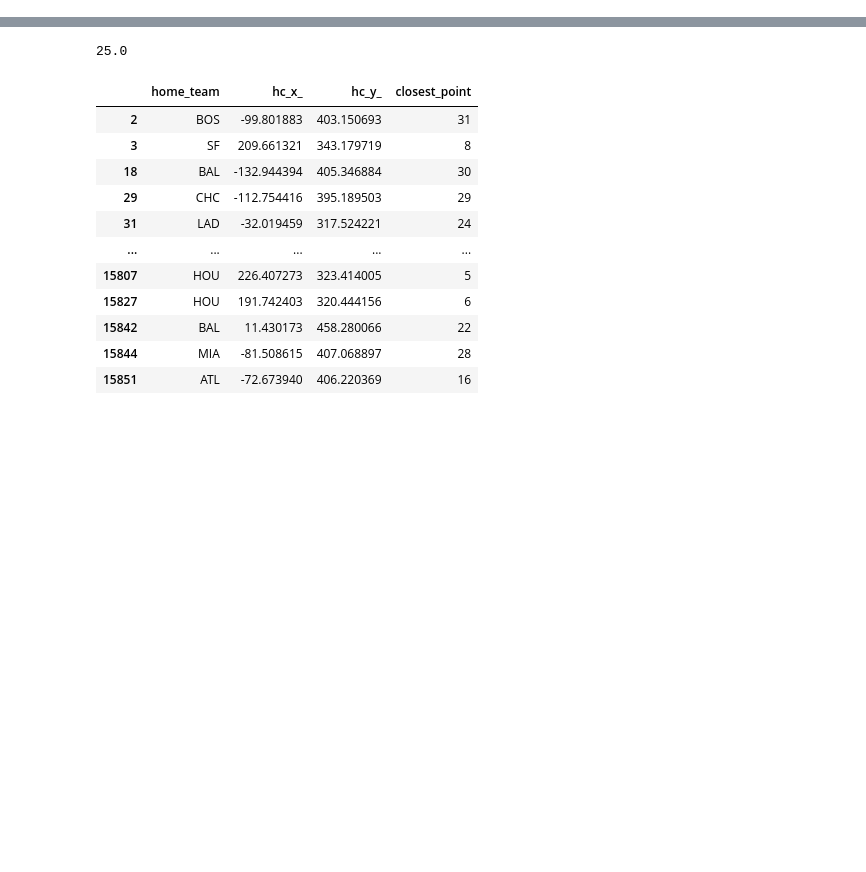
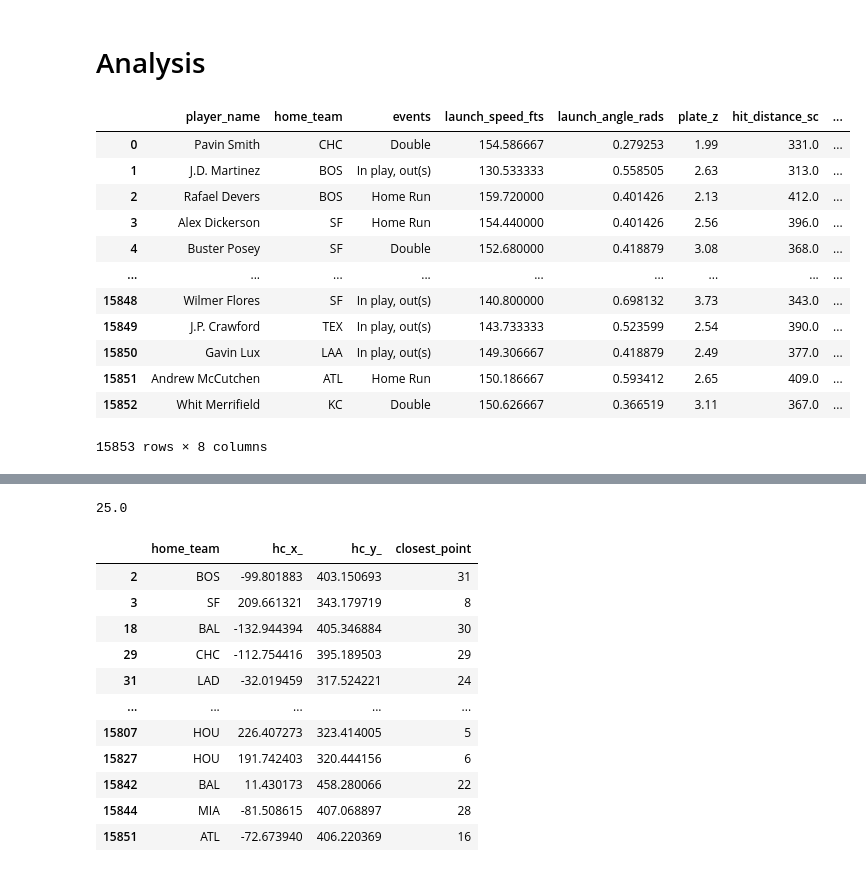
Before and after one commit to vtrudy01/YouTube-Code, a Jupyter notebook: main.ipynb, the cells around one changed output, grey strips where cells are left out. Saved outputs shown, nothing was run; the diff lists cells and outputs as text; code cells hidden in the pictures; blank space fills up the shorter version.

```diff
--- a/main.ipynb
+++ b/main.ipynb
@@ -27,0 +80,2 @@ outfield_dims['team_abv'] = outfield_dims['team'].apply(lambda x: helpers.mappin
+# %% [markdown]
+# Analysis
@@ -27,0 +107,16 @@ outfield_dims['team_abv'] = outfield_dims['team'].apply(lambda x: helpers.mappin
+# %%
+hits_data[['player_name','home_team','events','launch_speed_fts','launch_angle_rads','plate_z', 'hit_distance_sc','test_angle']]
+# %% [output]
+|  | player_name | home_team | events | launch_speed_fts | launch_angle_rads | plate_z | hit_distance_sc | ... |
+| 0 | Pavin Smith | CHC | Double | 154.586667 | 0.279253 | 1.99 | 331.0 | ... |
+| 1 | J.D. Martinez | BOS | In play, out(s) | 130.533333 | 0.558505 | 2.63 | 313.0 | ... |
+| 2 | Rafael Devers | BOS | Home Run | 159.720000 | 0.401426 | 2.13 | 412.0 | ... |
+| 3 | Alex Dickerson | SF | Home Run | 154.440000 | 0.401426 | 2.56 | 396.0 | ... |
+| 4 | Buster Posey | SF | Double | 152.680000 | 0.418879 | 3.08 | 368.0 | ... |
+| ... | ... | ... | ... | ... | ... | ... | ... | ... |
+| 15848 | Wilmer Flores | SF | In play, out(s) | 140.800000 | 0.698132 | 3.73 | 343.0 | ... |
+| 15849 | J.P. Crawford | TEX | In play, out(s) | 143.733333 | 0.523599 | 2.54 | 390.0 | ... |
+| 15850 | Gavin Lux | LAA | In play, out(s) | 149.306667 | 0.418879 | 2.49 | 377.0 | ... |
+| 15851 | Andrew McCutchen | ATL | Home Run | 150.186667 | 0.593412 | 2.65 | 409.0 | ... |
+| 15852 | Whit Merrifield | KC | Double | 150.626667 | 0.366519 | 3.11 | 367.0 | ... |
+15853 rows × 8 columns
```
Also changed, not shown: parts of 22 cells of this notebook.
